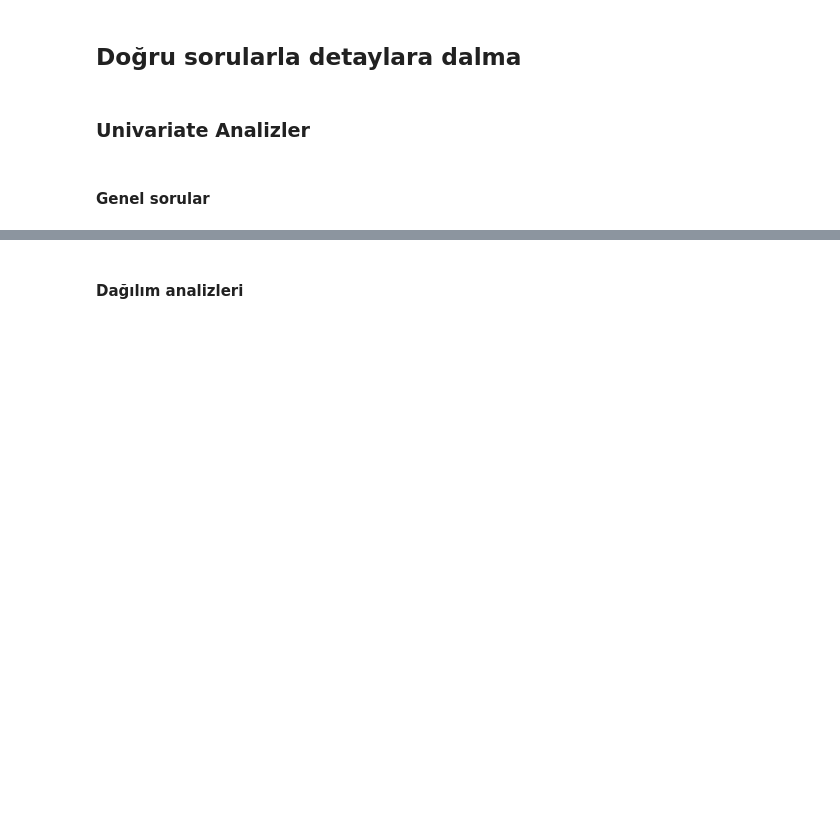
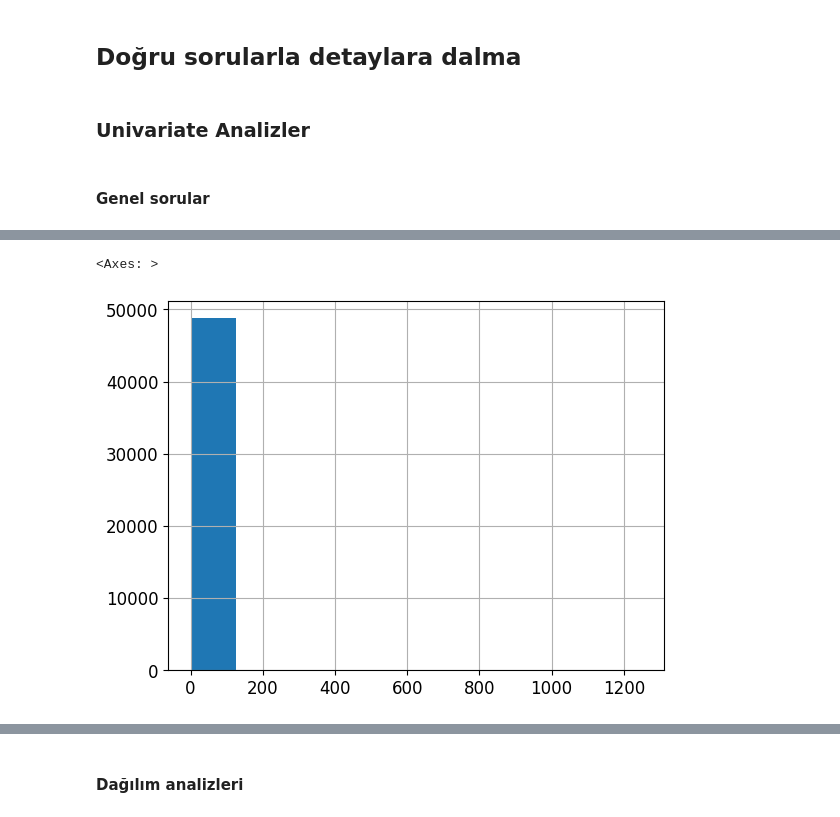
Before and after one commit to VolkiTheDreamer/Veri-Bilimi-Akademisi, a Jupyter notebook: ML/InClass Works/06_Python ile EDA.ipynb, the cells around one changed output, grey strips where cells are left out. Drawn from its saved outputs; the diff is of its cells as text; code cells hidden in the pictures; blank space fills up the shorter version.

```diff
--- a/ML/InClass Works/06_Python ile EDA.ipynb
+++ b/ML/InClass Works/06_Python ile EDA.ipynb
@@ -519,5 +570,9 @@ da.ShowTopN(df[nums])
 # %%
 #min night??
+df.minimum_nights.hist()
+# %% [output]
+<Axes: >
+[figure, added]
 # %%
 #en popüler host
 df["host_id"].mode()
```
Also changed, not shown: parts of 68 cells of this notebook.
